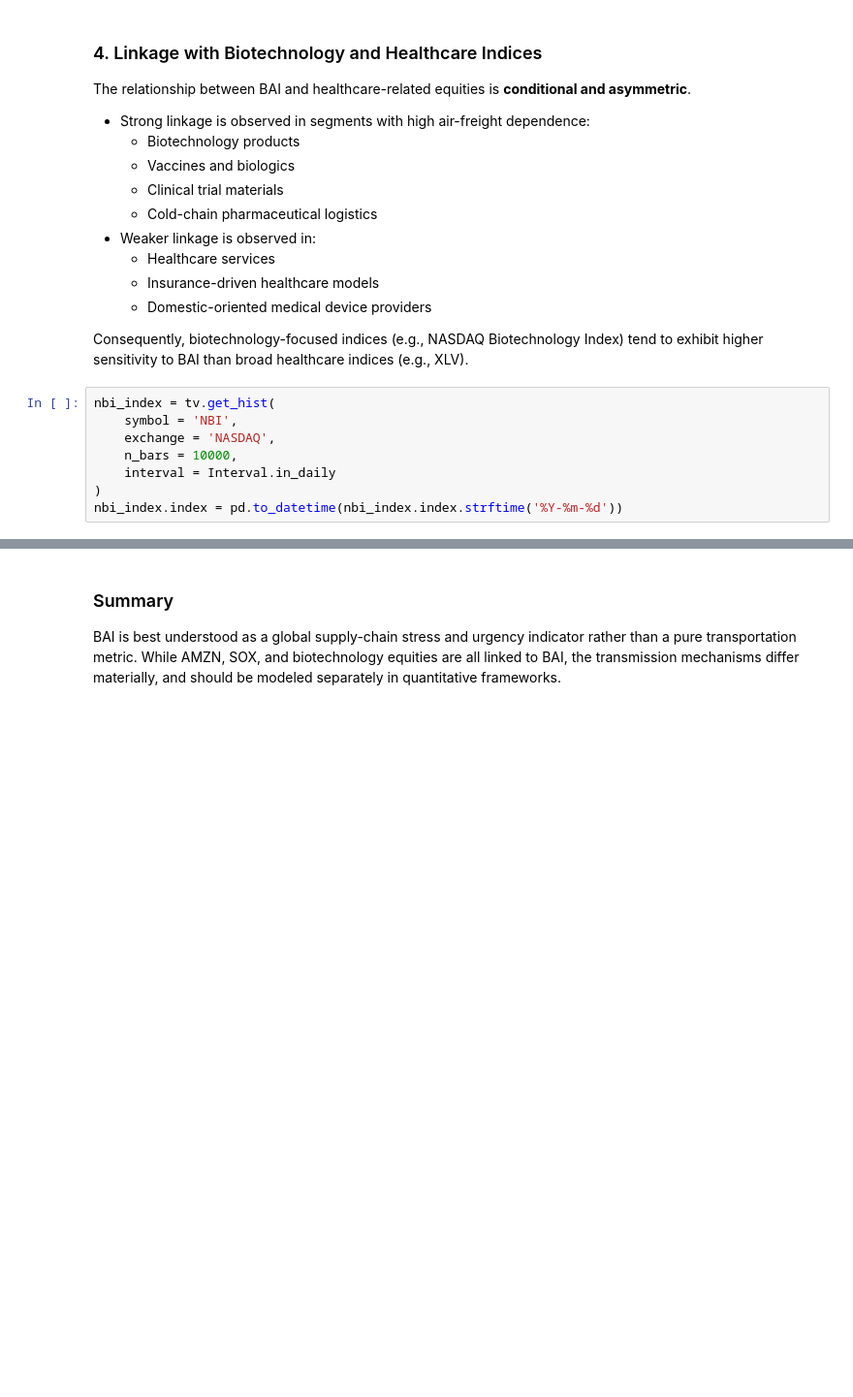
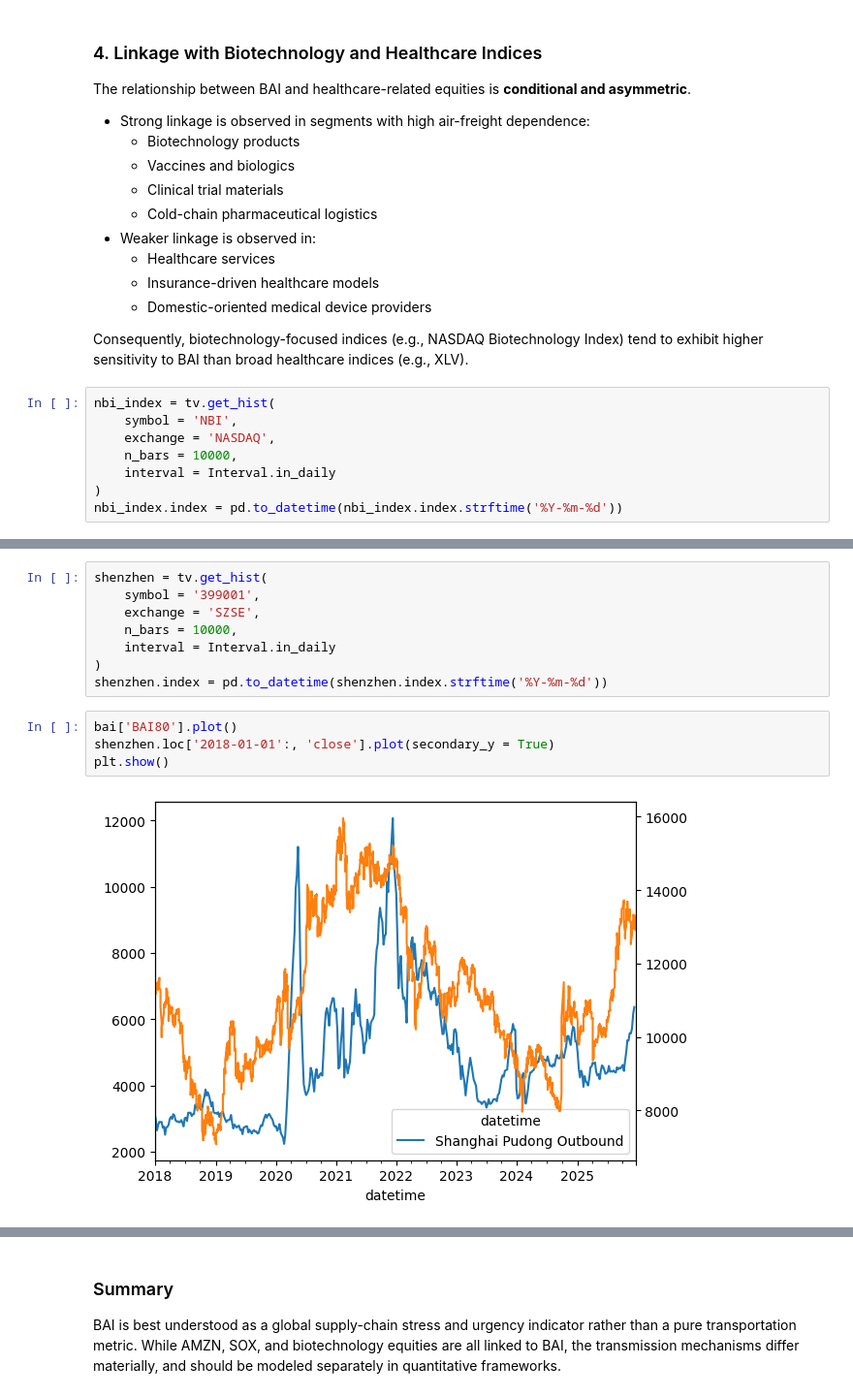
Before and after one commit to Tommylee1013/AlternativeData, a Jupyter notebook: Notes/Baltic Air Freight Index.ipynb, the cells around one changed output, grey strips where cells are left out. Shown at 97% size. Cells and saved outputs as stored; diff of their text form; blank space fills up the shorter version.

```diff
--- a/Notes/Baltic Air Freight Index.ipynb
+++ b/Notes/Baltic Air Freight Index.ipynb
@@ -165,0 +190,14 @@ plt.show()
+# %%
+shenzhen = tv.get_hist(
+    symbol = '399001',
+    exchange = 'SZSE',
+    n_bars = 10000,
+    interval = Interval.in_daily
+)
+shenzhen.index = pd.to_datetime(shenzhen.index.strftime('%Y-%m-%d'))
+# %%
+bai['BAI80'].plot()
+shenzhen.loc['2018-01-01':, 'close'].plot(secondary_y = True)
+plt.show()
+# %% [output]
+[figure, added]
```
Also changed, not shown: parts of 10 cells of this notebook.
